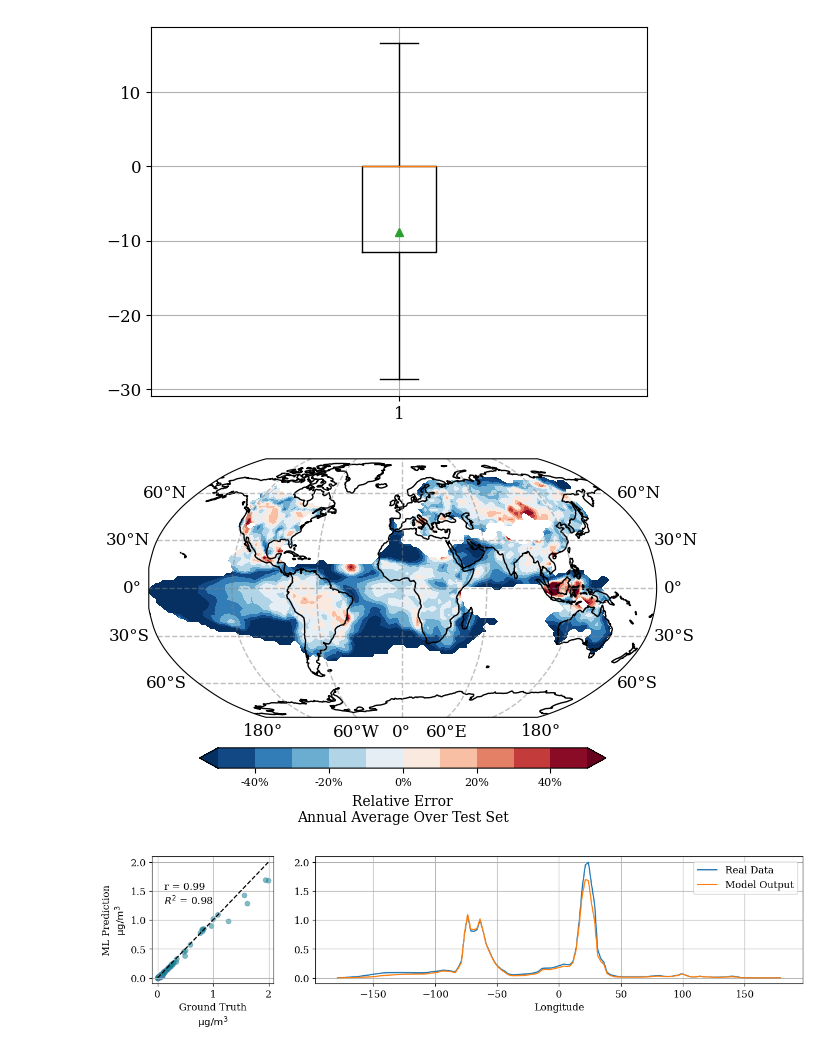
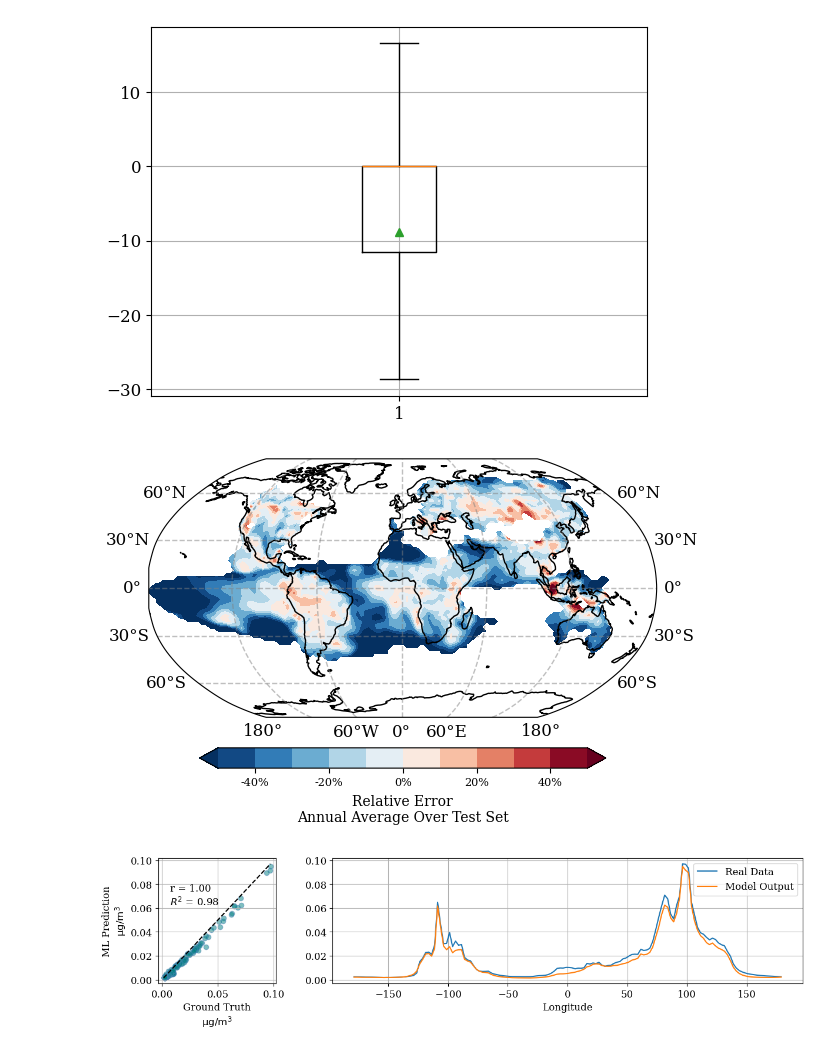
Before and after one commit to smhassanerfani/nasa-niswan, a Jupyter notebook: test.ipynb, the cells around one changed output. Drawn from its saved outputs; the diff is of its cells as text; code cells hidden in the pictures.

```diff
--- a/test.ipynb
+++ b/test.ipynb
@@ -68,5 +70,5 @@ for idx, model in enumerate(sorted_contents):
 # %%
-model_index = 2
+model_index = 4
 model_name  = sorted_contents[model_index]
 
 save_figure = True
@@ -901,7 +903,7 @@ if save_figure:
 
 plt.show()
 # %% [output]
-[figure, old version]
+[figure, new version]
 # %%
 
 from sklearn.metrics import r2_score
@@ -910,8 +912,8 @@ from sklearn.metrics import r2_score
 fig, (ax1, ax2) = plt.subplots(ncols=2, figsize=(12, 3), constrained_layout=True, gridspec_kw={'width_ratios':[1, 4]})
 
 
-# roi = 'Northern Mid-Latitude Zone'
-roi = 'Tropical Zone'
+roi = 'Northern Mid-Latitude Zone'
+# roi = 'Tropical Zone'
 
 if roi == 'Northern Mid-Latitude Zone':
     ds_roi = ds.mean(dim=("time")).sel(lat=slice(21, 61))
@@ -929,31 +931,31 @@ corr, _ = pearsonr(avgGT.values, avgPD.values)
 nse = r2_score(avgGT.values, avgPD.values)
 
 ax1.text(0.1, 0.80, rf'r = {corr:.2f}', transform=ax1.transAxes, fontsize=12, va='top', ha='left')
 ax1.text(0.1, 0.70, rf'$R^2$ = {nse:.2f}', transform=ax1.transAxes, fontsize=12, va='top', ha='left')
 
 max_value = np.array((avgGT, avgPD)).max()
 min_value = np.array((avgGT, avgPD)).min()
 
 ax1.scatter(avgGT.values, avgPD.values, color='teal', edgecolor='steelblue', alpha=0.5)
 ax1.plot([min_value, max_value], [min_value, max_value], '--', color='black', linewidth=1.5)
 
 ax1.set_xlabel(r'Ground Truth' '\n' r'$\mathrm{\mu g} / \mathrm{m}^{\mathrm{3}}$', fontsize=12)
 ax1.set_ylabel(r'ML Prediction' '\n' r'$\mathrm{\mu g} / \mathrm{m}^{\mathrm{3}}$', fontsize=12)
 
 ax1.grid()
 
 avgGT.plot(ax=ax2, label='Real Data')
 avgPD.plot(ax=ax2, label='Model Output')
 
 ax2.set_xlabel('Longitude')
 ax2.set_ylabel(' ')
 
 ax2.legend()
 ax2.grid()
 
 if save_figure:
     plt.savefig(os.path.join(snapshot_dir, f'07-RegionalAnalysis_{roi}.png'))
 
 plt.show()
 # %% [output]
-[figure, old version]
+[figure, new version]
```
Also changed, not shown: parts of 6 cells of this notebook.
